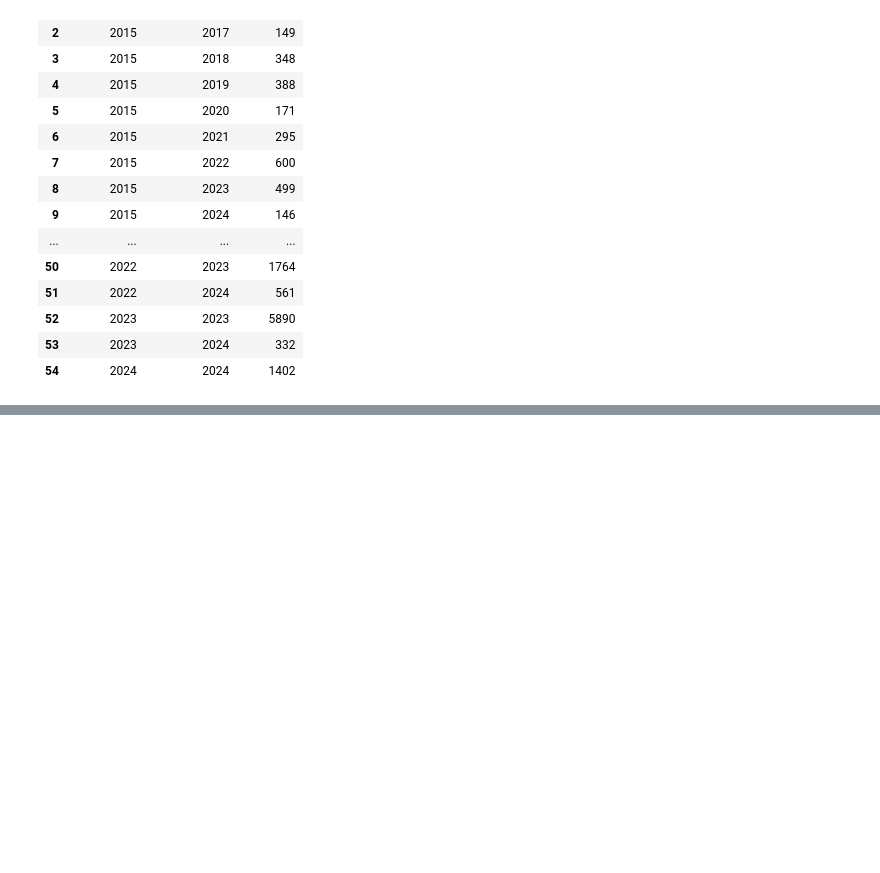
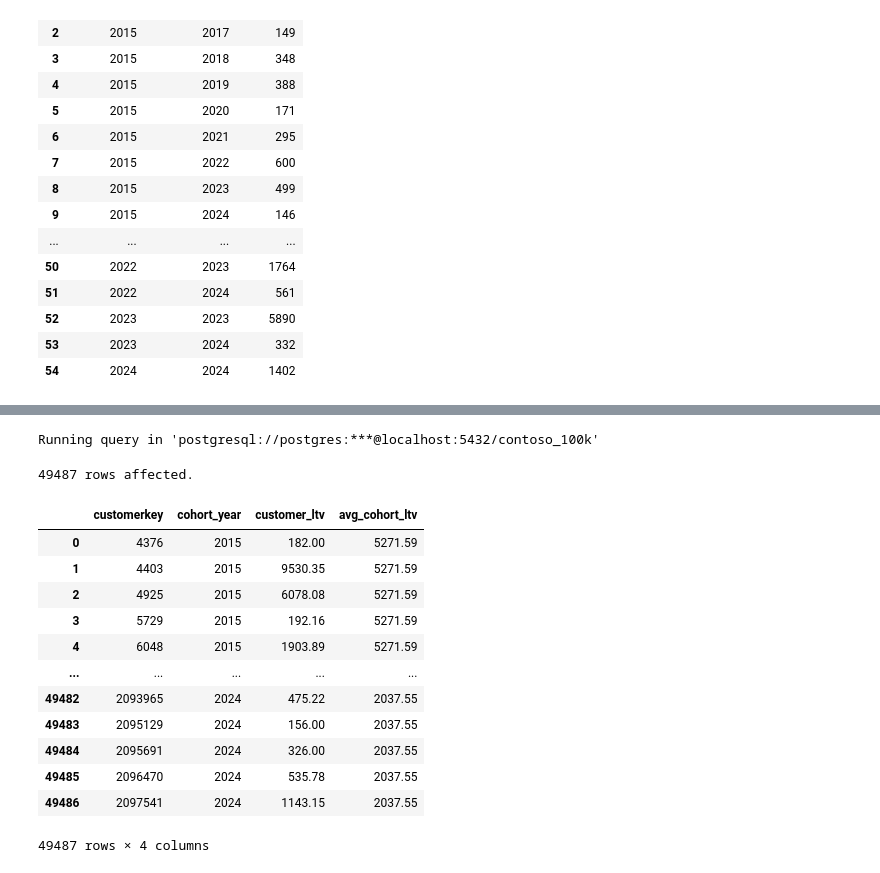
Before and after one commit to lianadni/sql_load, a Jupyter notebook: Resources/Blank_SQL_Notebook.ipynb, the cells around one changed output, grey strips where cells are left out. Saved outputs shown, nothing was run; the diff lists cells and outputs as text; code cells hidden in the pictures; blank space fills up the shorter version.

```diff
--- a/Resources/Blank_SQL_Notebook.ipynb
+++ b/Resources/Blank_SQL_Notebook.ipynb
@@ -318,0 +334,37 @@ from
+# %%
+%%sql
+
+WITH YEARLY_COHORT AS (
+select
+  customerkey,
+  extract (year from MIN (orderdate)) AS cohort_year,
+  SUM(QUANTITY*NETPRICE*EXCHANGERATE) AS CUSTOMER_LTV
+FROM
+  SALES
+GROUP BY
+  CUSTOMERKEY
+)
+
+SELECT
+  *,
+  AVG (CUSTOMER_LTV) OVER (PARTITION BY COHORT_YEAR) AS AVG_COHORT_LTV
+FROM YEARLY_COHORT
+ORDER BY
+COHORT_YEAR,
+CUSTOMERKEY
+# %% [output]
+Running query in 'postgresql://postgres:***@localhost:5432/contoso_100k'
+49487 rows affected.
+|  | customerkey | cohort_year | customer_ltv | avg_cohort_ltv |
+| 0 | 4376 | 2015 | 182.00 | 5271.59 |
+| 1 | 4403 | 2015 | 9530.35 | 5271.59 |
+| 2 | 4925 | 2015 | 6078.08 | 5271.59 |
+| 3 | 5729 | 2015 | 192.16 | 5271.59 |
+| 4 | 6048 | 2015 | 1903.89 | 5271.59 |
+| ... | ... | ... | ... | ... |
+| 49482 | 2093965 | 2024 | 475.22 | 2037.55 |
+| 49483 | 2095129 | 2024 | 156.00 | 2037.55 |
+| 49484 | 2095691 | 2024 | 326.00 | 2037.55 |
+| 49485 | 2096470 | 2024 | 535.78 | 2037.55 |
+| 49486 | 2097541 | 2024 | 1143.15 | 2037.55 |
+49487 rows × 4 columns
```
Also changed, not shown: parts of 4 cells of this notebook.
